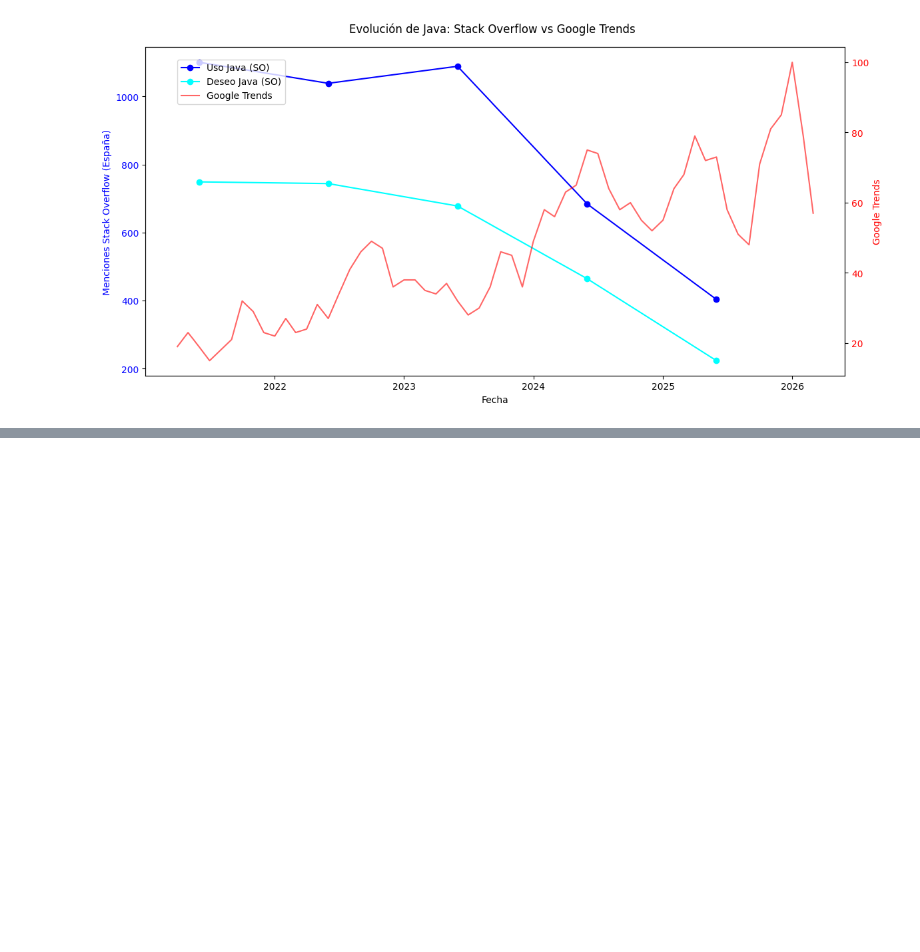
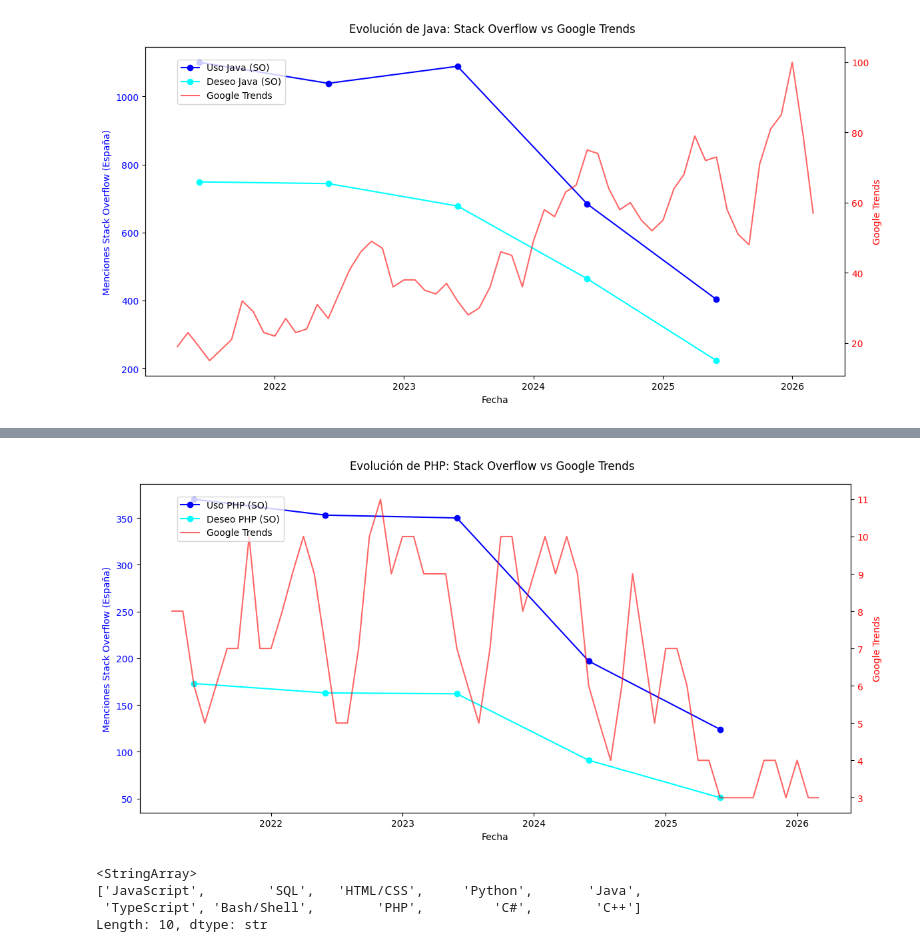
Before and after one commit to jlalonsoredon/EDA-programacion-tendencias, a Jupyter notebook: analisis-Stack-Overflow.ipynb, the cells around one changed output, grey strips where cells are left out. Drawn from its saved outputs; the diff is of its cells as text; code cells hidden in the pictures; blank space fills up the shorter version.

```diff
--- a/analisis-Stack-Overflow.ipynb
+++ b/analisis-Stack-Overflow.ipynb
@@ -582,0 +570,13 @@ plot_language_trends('Java', df_master, df_trends, years)
+# %%
+plot_language_trends('PHP', df_master, df_trends, years)
+# %% [output]
+[figure, added]
+# %%
+#metemos en un array unidimensional los 10 lenguajes más populares en uso pero solo el nombre del lenguaje
+top_10_languages = df_popular_languages.sort_values(by='Uso', ascending=False)[:10]['Lenguaje'].values
+top_10_languages
+# %% [output]
+<StringArray>
+['JavaScript',        'SQL',   'HTML/CSS',     'Python',       'Java',
+ 'TypeScript', 'Bash/Shell',        'PHP',         'C#',        'C++']
+Length: 10, dtype: str
```
Also changed, not shown: parts of 8 cells of this notebook.
